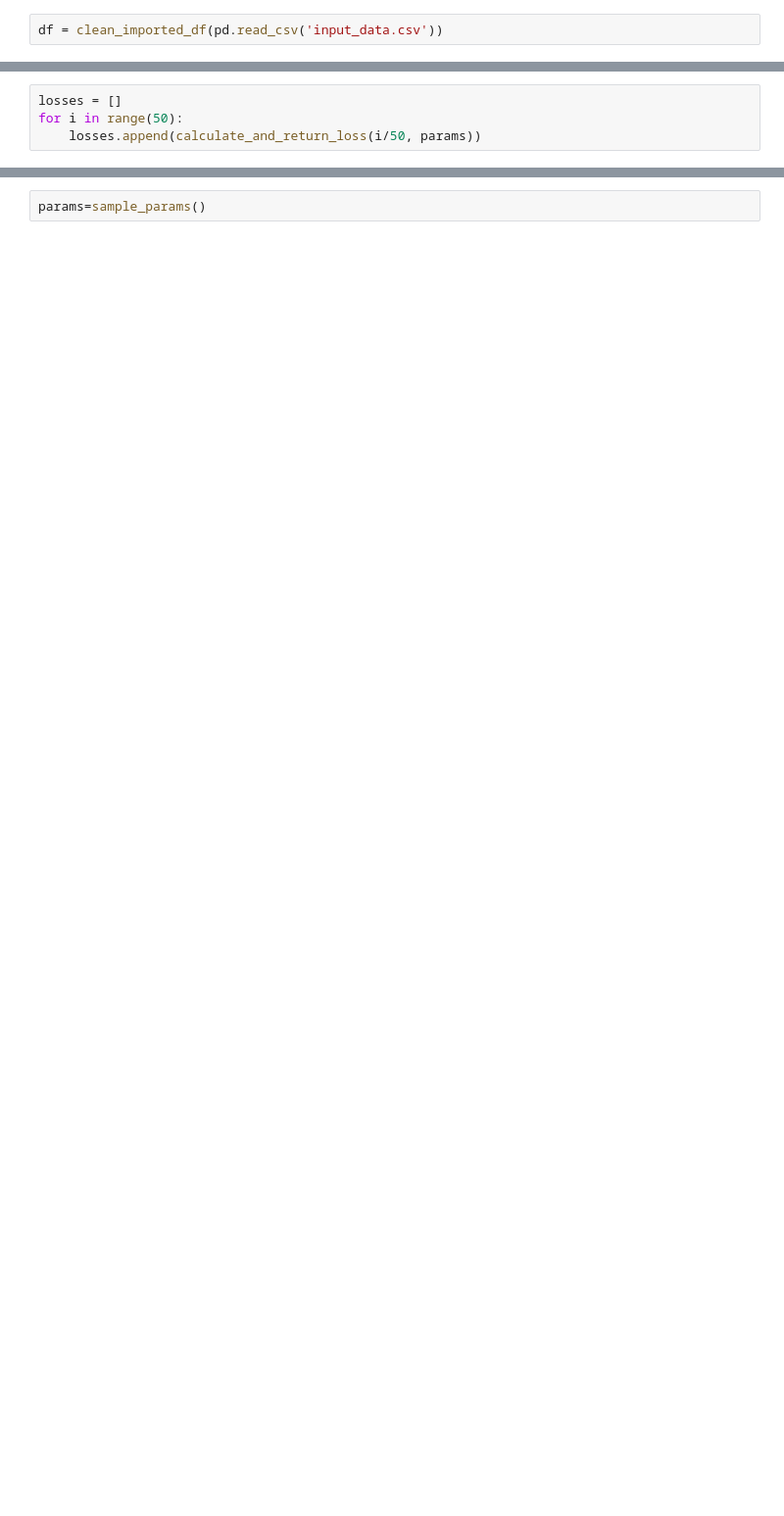
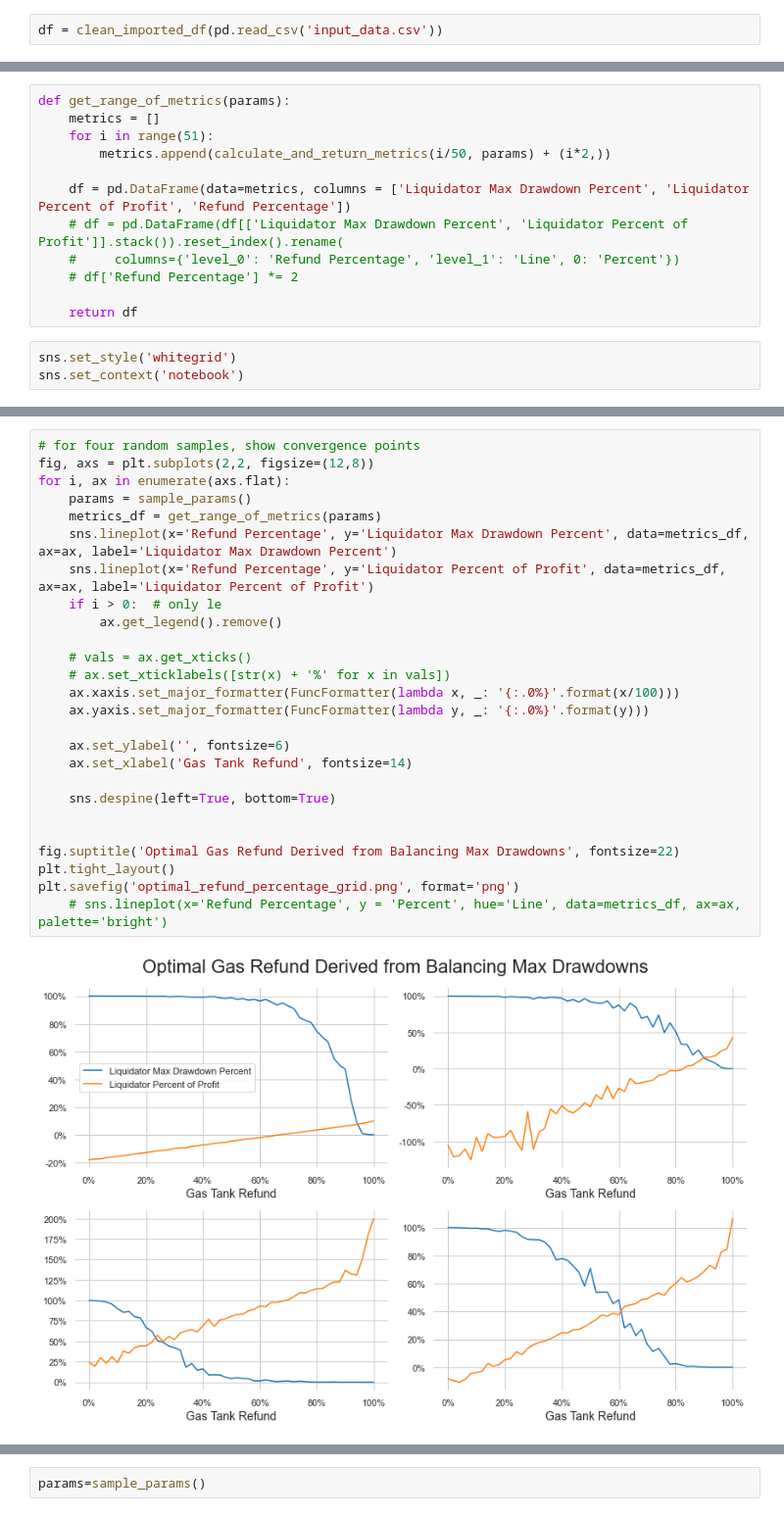
Before and after one commit to mcurcio5/superfluid-liquidations, a Jupyter notebook: sim_analysis.ipynb, the cells around one changed output, grey strips where cells are left out. Shown at 98% size. Drawn from its saved outputs; the diff is of its cells as text; blank space fills up the shorter version.

Commit message:
updated notebook analysis

```diff
--- a/sim_analysis.ipynb
+++ b/sim_analysis.ipynb
@@ -86,4 +45,0 @@ params
-# %%
-losses = []
-for i in range(50):
-    losses.append(calculate_and_return_loss(i/50, params))
@@ -99,0 +46,15 @@ plt.plot(losses)
+# %%
+def get_range_of_metrics(params):
+    metrics = []
+    for i in range(51):
+        metrics.append(calculate_and_return_metrics(i/50, params) + (i*2,))
+
+    df = pd.DataFrame(data=metrics, columns = ['Liquidator Max Drawdown Percent', 'Liquidator Percent of Profit', 'Refund Percentage'])
+    # df = pd.DataFrame(df[['Liquidator Max Drawdown Percent', 'Liquidator Percent of Profit']].stack()).reset_index().rename(
+    #     columns={'level_0': 'Refund Percentage', 'level_1': 'Line', 0: 'Percent'})
+    # df['Refund Percentage'] *= 2
+
+    return df
+# %%
+sns.set_style('whitegrid')
+sns.set_context('notebook')
@@ -99,0 +63,28 @@ plt.plot(losses)
+# %%
+# for four random samples, show convergence points
+fig, axs = plt.subplots(2,2, figsize=(12,8))
+for i, ax in enumerate(axs.flat):
+    params = sample_params()
+    metrics_df = get_range_of_metrics(params)
+    sns.lineplot(x='Refund Percentage', y='Liquidator Max Drawdown Percent', data=metrics_df, ax=ax, label='Liquidator Max Drawdown Percent')
+    sns.lineplot(x='Refund Percentage', y='Liquidator Percent of Profit', data=metrics_df, ax=ax, label='Liquidator Percent of Profit')
+    if i > 0:  # only le
+        ax.get_legend().remove()
+
+    # vals = ax.get_xticks()
+    # ax.set_xticklabels([str(x) + '%' for x in vals])
+    ax.xaxis.set_major_formatter(FuncFormatter(lambda x, _: '{:.0%}'.format(x/100)))
+    ax.yaxis.set_major_formatter(FuncFormatter(lambda y, _: '{:.0%}'.format(y)))
+
+    ax.set_ylabel('', fontsize=6)
+    ax.set_xlabel('Gas Tank Refund', fontsize=14)
+
+    sns.despine(left=True, bottom=True)
+
+
+fig.suptitle('Optimal Gas Refund Derived from Balancing Max Drawdowns', fontsize=22)
+plt.tight_layout()
+plt.savefig('optimal_refund_percentage_grid.png', format='png')
+    # sns.lineplot(x='Refund Percentage', y = 'Percent', hue='Line', data=metrics_df, ax=ax, palette='bright')
+# %% [output]
+[figure, added]
```
Also changed, not shown: parts of 58 cells of this notebook, 4 other files.
